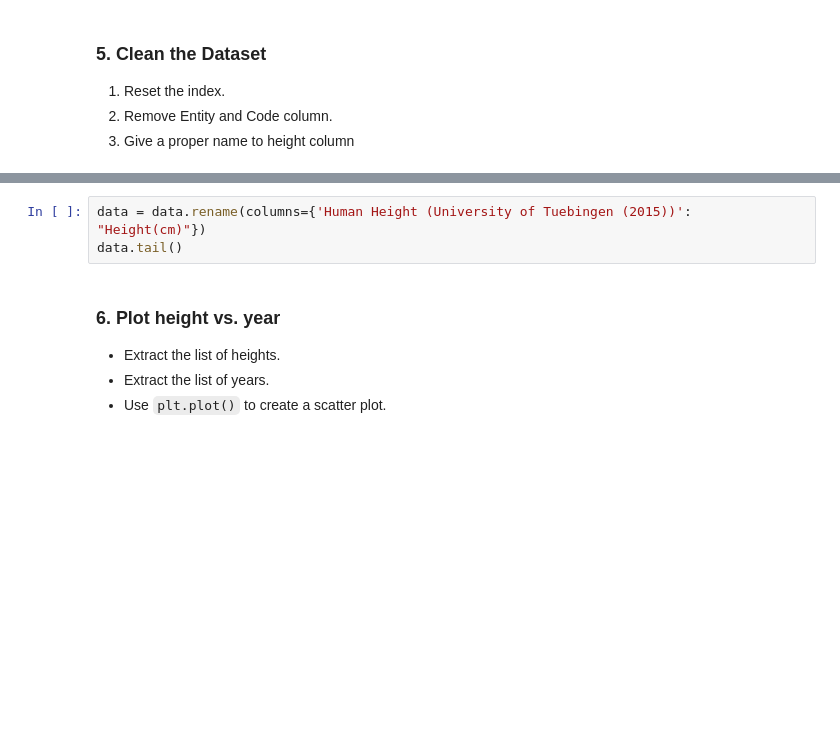
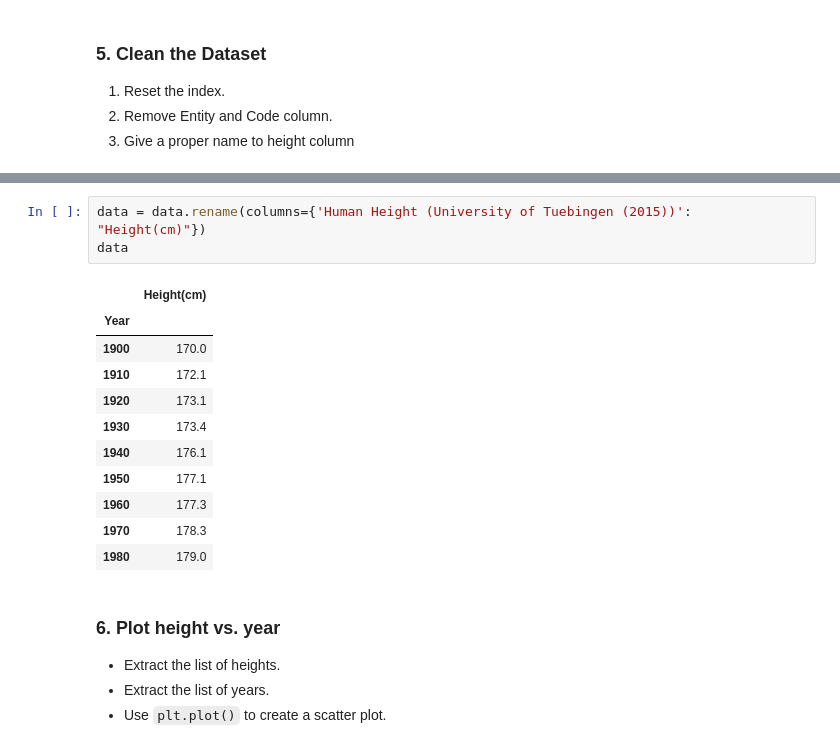
Before and after one commit to ch00226855/CMP414765Spring2021, a Jupyter notebook: Week02_FirstExample.ipynb, the cells around one changed output, grey strips where cells are left out. Cells and saved outputs as stored; diff of their text form; blank space fills up the shorter version.

```diff
--- a/Week02_FirstExample.ipynb
+++ b/Week02_FirstExample.ipynb
@@ -120,6 +228,18 @@ data.head()
 # %%
 data = data.rename(columns={'Human Height (University of Tuebingen (2015))': "Height(cm)"})
-data.tail()
+data
+# %% [output]
+|  | Height(cm) |
+| Year |  |
+| 1900 | 170.0 |
+| 1910 | 172.1 |
+| 1920 | 173.1 |
+| 1930 | 173.4 |
+| 1940 | 176.1 |
+| 1950 | 177.1 |
+| 1960 | 177.3 |
+| 1970 | 178.3 |
+| 1980 | 179.0 |
 # %% [markdown]
 ### 6. Plot height vs. year
 - Extract the list of heights.
```
Also changed, not shown: parts of 9 cells of this notebook.
